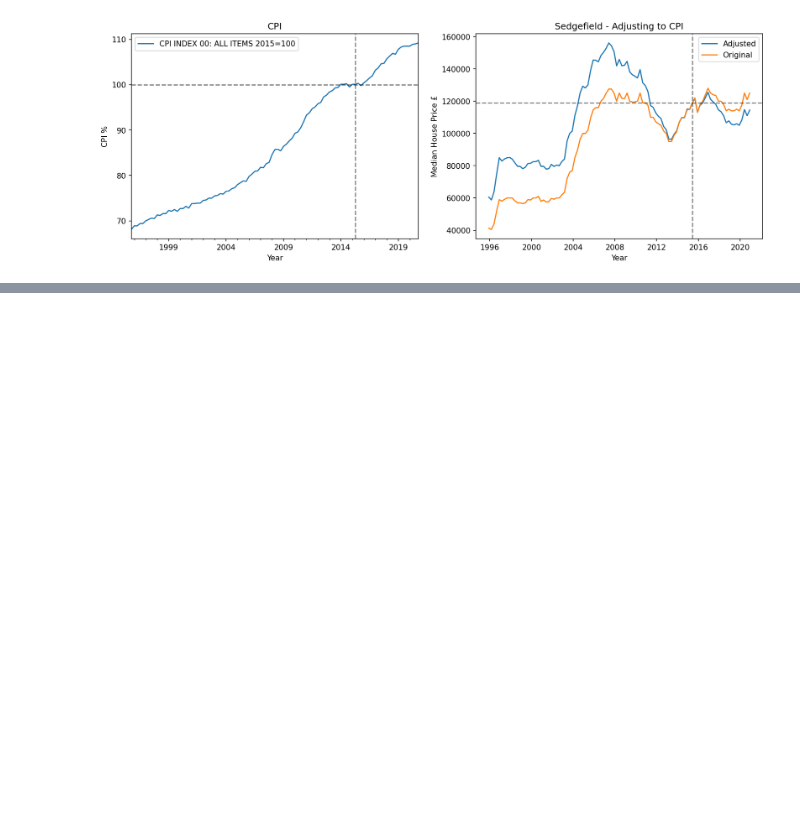
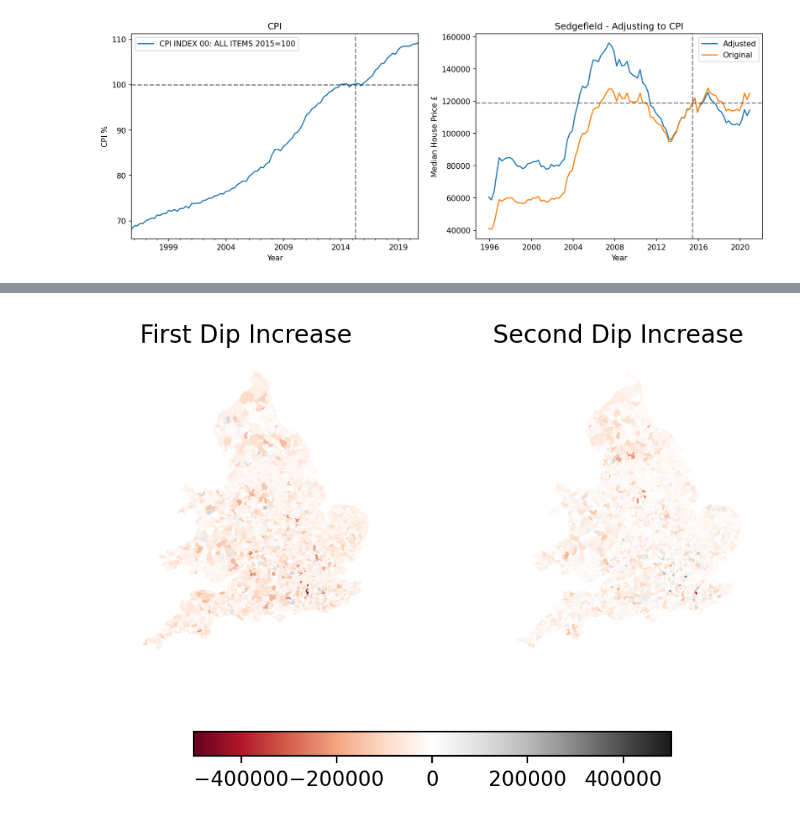
Before and after one commit to ajhetherington/house_prices, a Jupyter notebook: Housing.ipynb, the cells around one changed output, grey strips where cells are left out. Saved outputs shown, nothing was run; the diff lists cells and outputs as text; code cells hidden in the pictures; blank space fills up the shorter version.

```diff
--- a/Housing.ipynb
+++ b/Housing.ipynb
@@ -287,0 +326,18 @@ print()
+# %%
+import matplotlib
+fig,axes = plt.subplots(nrows = 1,ncols = 2,dpi = 200)
+## use max difference as end points of legend to center divergent colourmap on 0
+end_vals = np.max((merged['First Dip Increase'].abs().max(),merged['Second Dip Increase'].abs().max()))
+## clip at 500_000
+end_vals = min(500_000,end_vals)
+merged.plot('First Dip Increase',cmap = 'RdGy',ax = axes[0],vmin = -end_vals,vmax = end_vals)
+mapable = merged.plot('Second Dip Increase',cmap = 'RdGy',ax = axes[1],vmin = -end_vals,vmax = end_vals)
+axes[0].set_title('First Dip Increase')
+axes[1].set_title('Second Dip Increase')
+axes[0].axis('off')
+axes[1].axis('off')
+mpable = matplotlib.cm.ScalarMappable(matplotlib.colors.Normalize(vmin = -end_vals,vmax = end_vals),cmap = 'RdGy')
+fig.colorbar(mpable, ax=axes.ravel().tolist(), shrink=0.7,orientation="horizontal")
+print()
+# %% [output]
+[figure, added]
```
Also changed, not shown: parts of 19 cells of this notebook.
